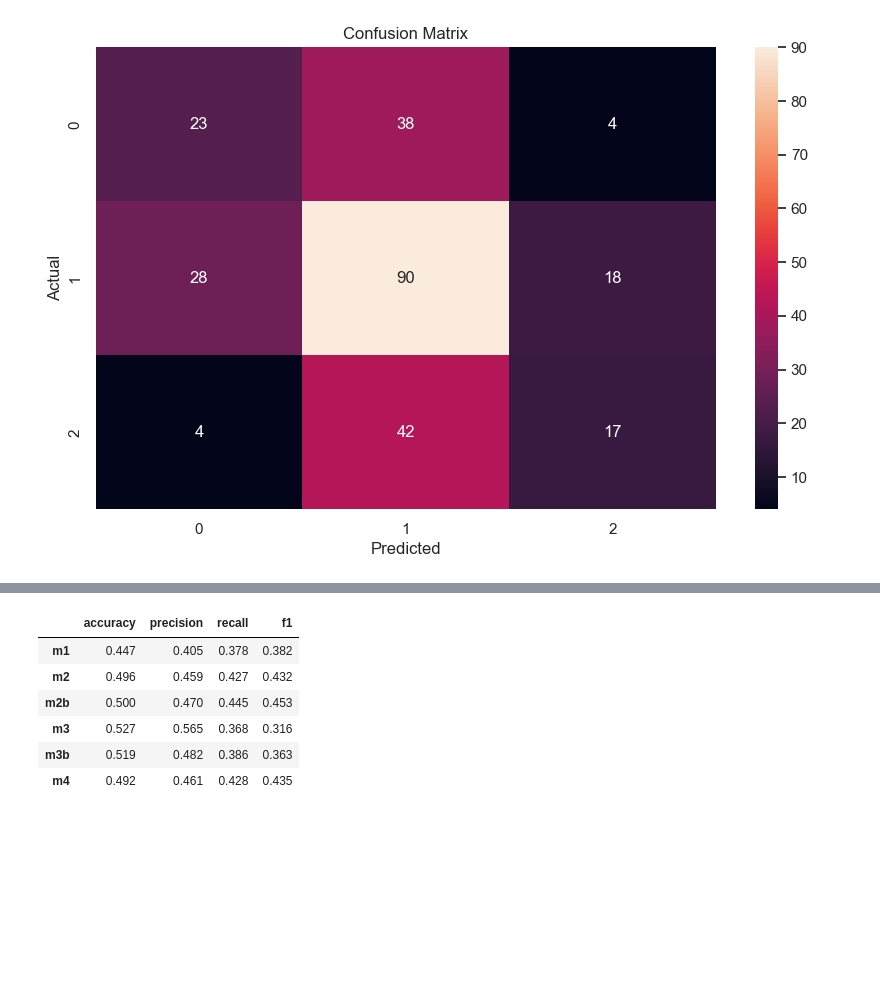
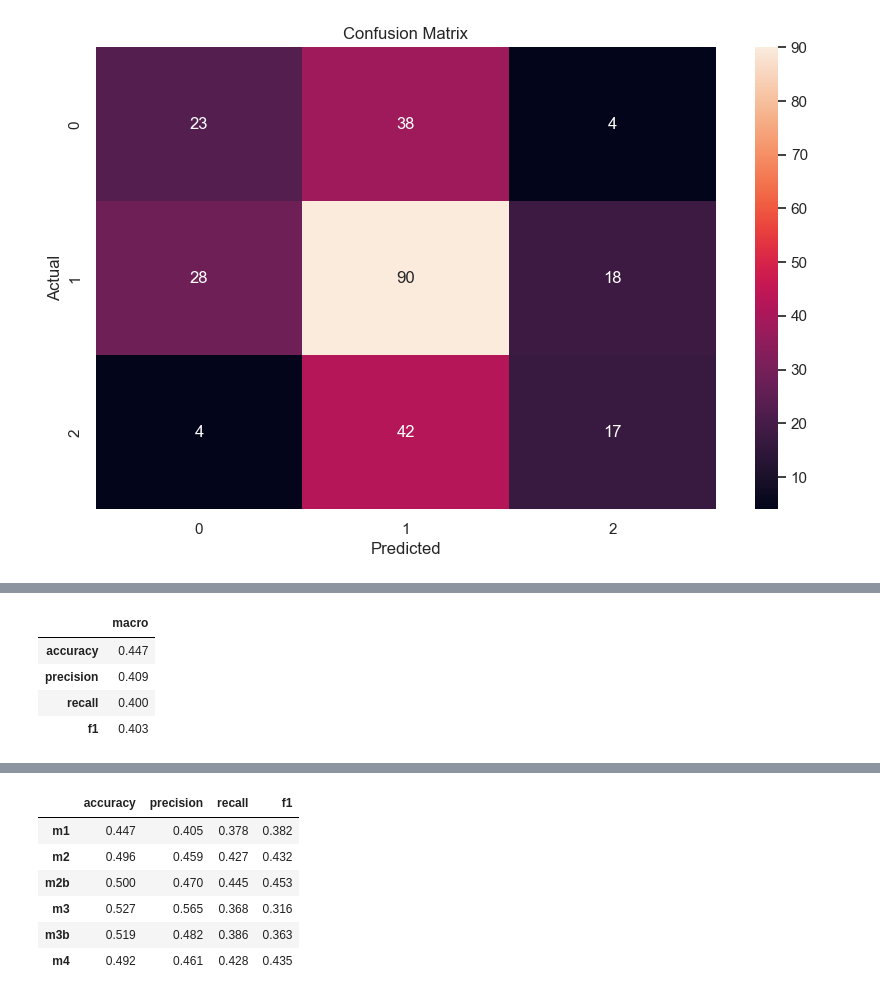
Before and after one commit to xeonkai/news_matching, a Jupyter notebook: traction-analytics/traction_analytics.ipynb, the cells around one changed output, grey strips where cells are left out. Saved outputs shown, nothing was run; the diff lists cells and outputs as text; code cells hidden in the pictures; blank space fills up the shorter version.

```diff
--- a/traction-analytics/traction_analytics.ipynb
+++ b/traction-analytics/traction_analytics.ipynb
@@ -1787,0 +1890,15 @@ plot_confusion_matrix(test_y_m4, pred_y_m4)
+# %%
+from multimodal_transformers.model import AutoModelWithTabular, TabularConfig
+from transformers import AutoConfig
+
+num_labels = 3
+config = AutoConfig.from_pretrained('bert-base-uncased')
+tabular_config = TabularConfig(
+    num_labels=num_labels,
+    numerical_feat_dim=torch_dataset_m4b.numerical_feats.shape[1],
+    # cat_feat_dim=torch_dataset_m4b.cat_feats.shape[1],
+    combine_feat_method='weighted_feature_sum_on_transformer_cat_and_numerical_feats',
+)
+config.tabular_config = tabular_config
+
+model_m4b = AutoModelWithTabular.from_pretrained('bert-base-uncased', config=config)
@@ -1787,0 +1944,12 @@ plot_confusion_matrix(test_y_m4, pred_y_m4)
+# %%
+test_y_m4b = test_df_m4b['label']
+pred_y_m4b = pred_y_m4b.predictions[0].argmax(axis=1)
+
+res_m4b = evaluate_predictions(test_y_m4b, pred_y_m4b)
+res_m4b
+# %% [output]
+|  | macro |
+| accuracy | 0.447 |
+| precision | 0.409 |
+| recall | 0.400 |
+| f1 | 0.403 |
```
Also changed, not shown: parts of 17 cells of this notebook.
